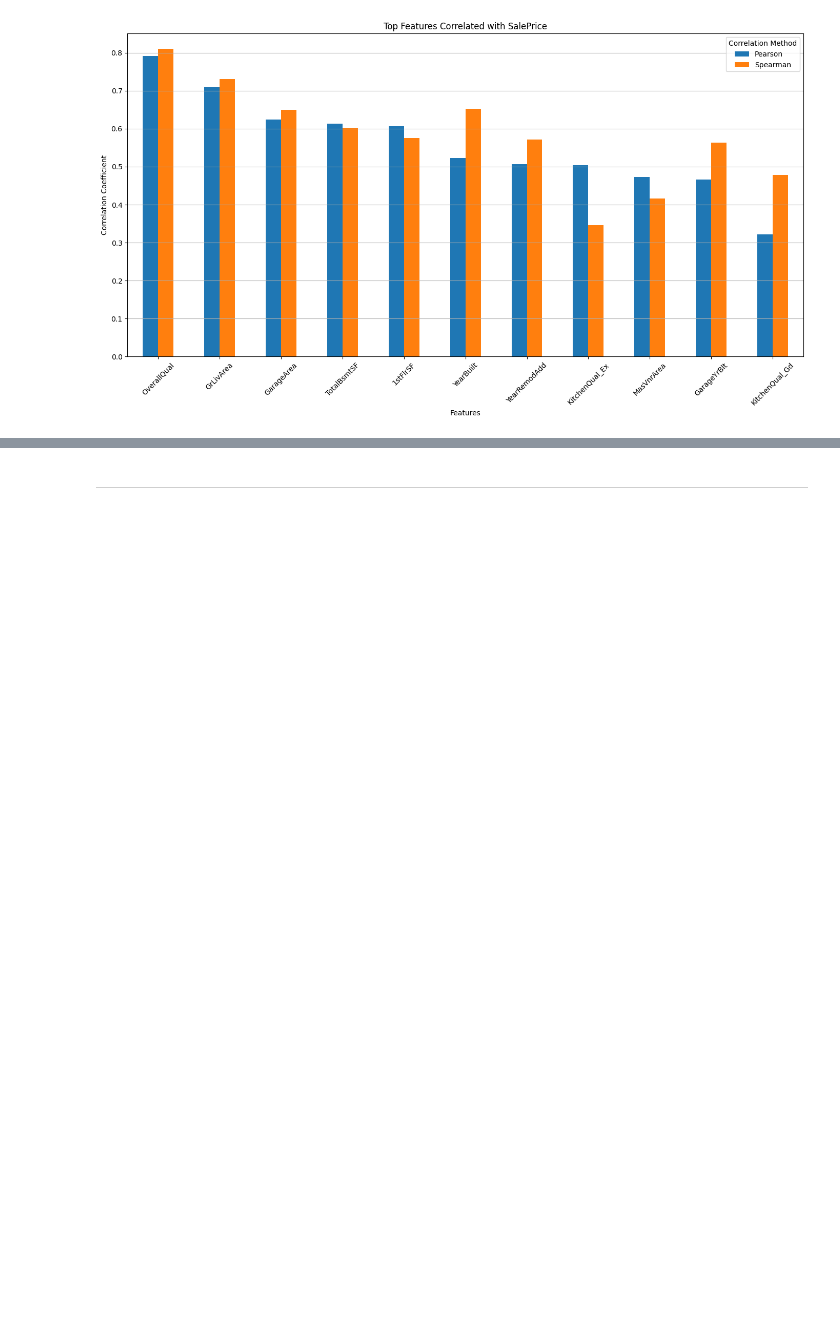
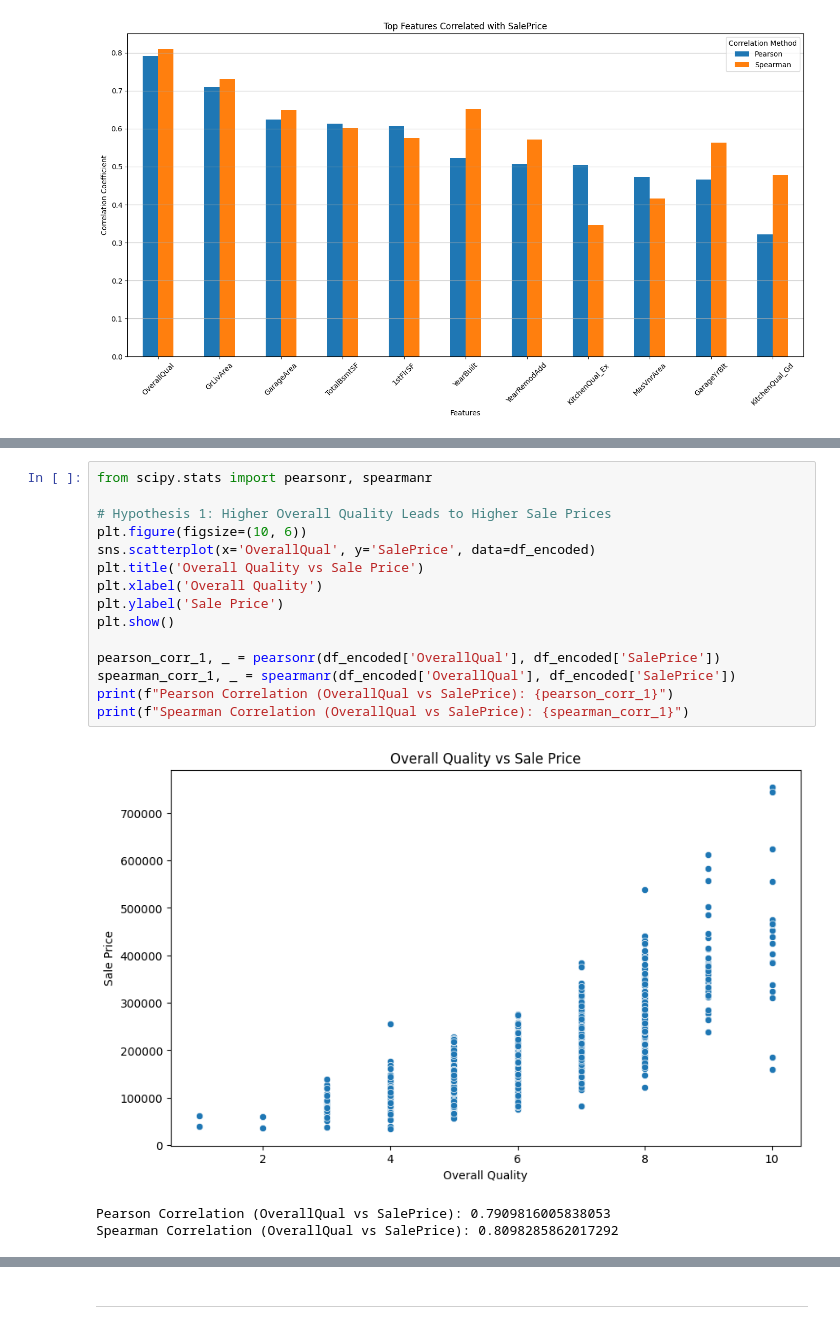
Before and after one commit to Olala2024/project-5, a Jupyter notebook: jupyter_notebooks/03-CorrelationStudy.ipynb, the cells around one changed output, grey strips where cells are left out. Saved outputs shown, nothing was run; the diff lists cells and outputs as text; blank space fills up the shorter version.

```diff
--- a/jupyter_notebooks/03-CorrelationStudy.ipynb
+++ b/jupyter_notebooks/03-CorrelationStudy.ipynb
@@ -331,0 +349,19 @@ plt.show()
+# %%
+from scipy.stats import pearsonr, spearmanr
+
+# Hypothesis 1: Higher Overall Quality Leads to Higher Sale Prices
+plt.figure(figsize=(10, 6))
+sns.scatterplot(x='OverallQual', y='SalePrice', data=df_encoded)
+plt.title('Overall Quality vs Sale Price')
+plt.xlabel('Overall Quality')
+plt.ylabel('Sale Price')
+plt.show()
+
+pearson_corr_1, _ = pearsonr(df_encoded['OverallQual'], df_encoded['SalePrice'])
+spearman_corr_1, _ = spearmanr(df_encoded['OverallQual'], df_encoded['SalePrice'])
+print(f"Pearson Correlation (OverallQual vs SalePrice): {pearson_corr_1}")
+print(f"Spearman Correlation (OverallQual vs SalePrice): {spearman_corr_1}")
+# %% [output]
+[figure, added]
+Pearson Correlation (OverallQual vs SalePrice): 0.7909816005838053
+Spearman Correlation (OverallQual vs SalePrice): 0.8098285862017292
```
Also changed, not shown: parts of 7 cells of this notebook.
